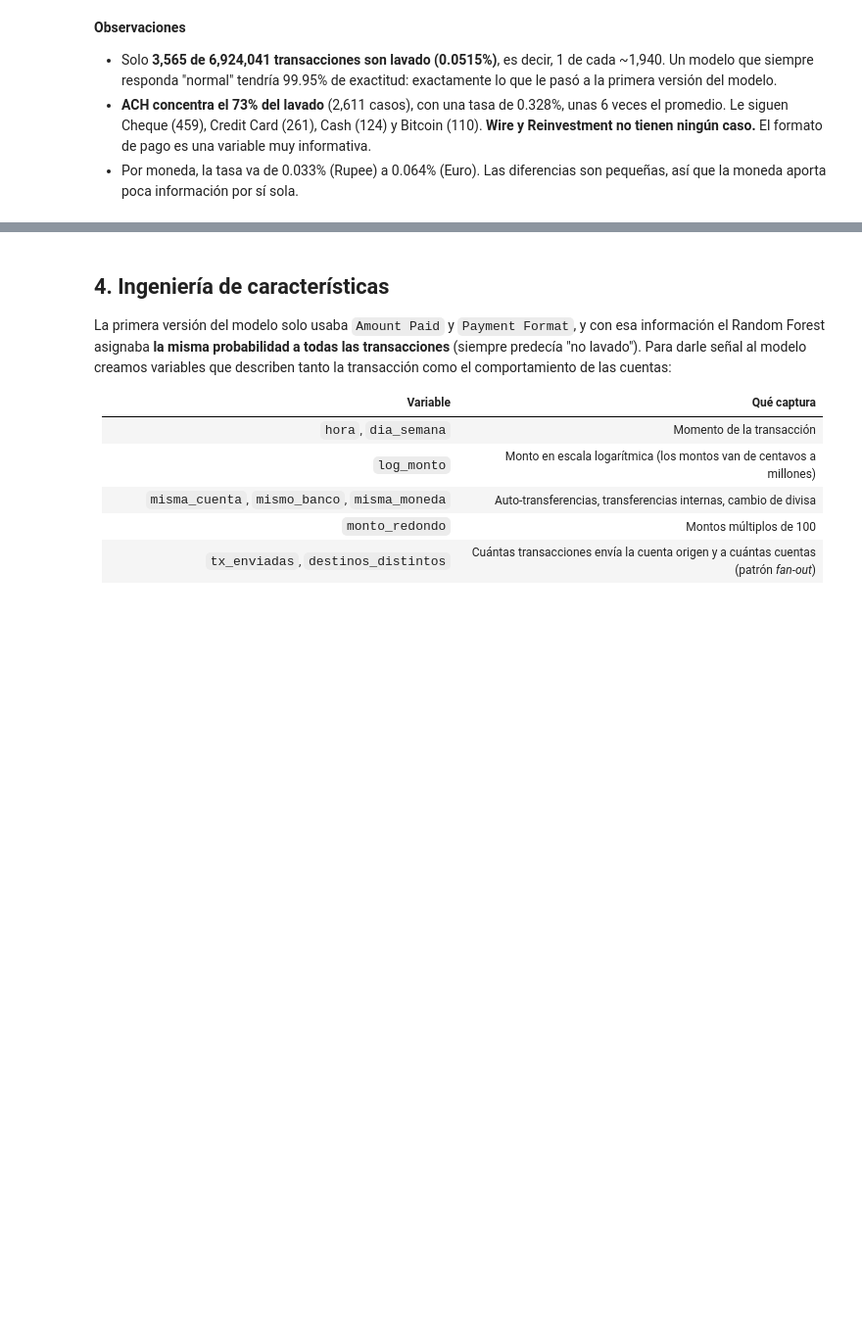
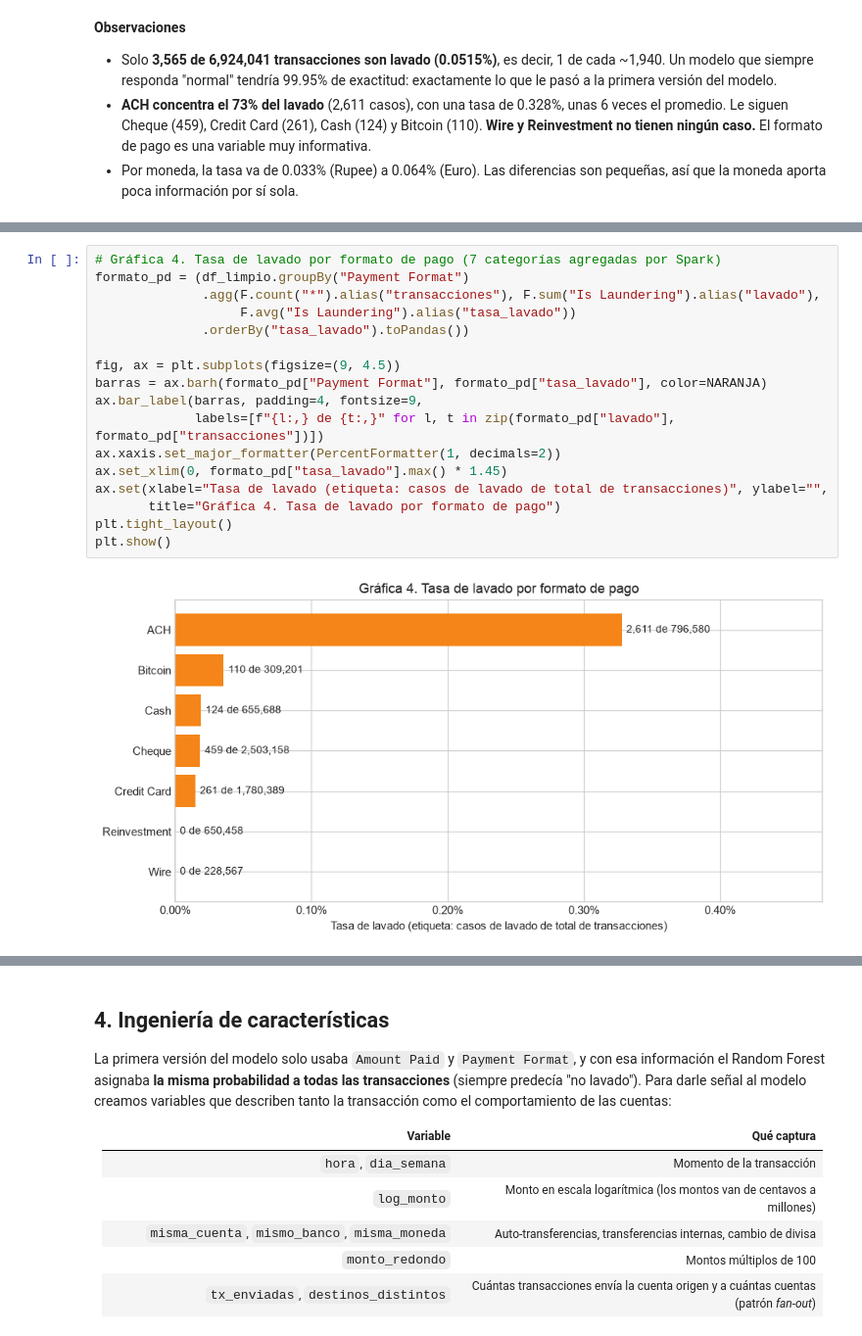
Before and after one commit to Manu090704/ComputoDistribuido, a Jupyter notebook: BigData-A01711581-ManuelBajos.ipynb, the cells around one changed output, grey strips where cells are left out. Shown at 98% size. Cells and saved outputs as stored; diff of their text form; blank space fills up the shorter version.

```diff
--- a/BigData-A01711581-ManuelBajos.ipynb
+++ b/BigData-A01711581-ManuelBajos.ipynb
@@ -347,0 +510,19 @@ Tasa de lavado por formato de pago:
+# %%
+# Gráfica 4. Tasa de lavado por formato de pago (7 categorías agregadas por Spark)
+formato_pd = (df_limpio.groupBy("Payment Format")
+              .agg(F.count("*").alias("transacciones"), F.sum("Is Laundering").alias("lavado"),
+                   F.avg("Is Laundering").alias("tasa_lavado"))
+              .orderBy("tasa_lavado").toPandas())
+
+fig, ax = plt.subplots(figsize=(9, 4.5))
+barras = ax.barh(formato_pd["Payment Format"], formato_pd["tasa_lavado"], color=NARANJA)
+ax.bar_label(barras, padding=4, fontsize=9,
+             labels=[f"{l:,} de {t:,}" for l, t in zip(formato_pd["lavado"], formato_pd["transacciones"])])
+ax.xaxis.set_major_formatter(PercentFormatter(1, decimals=2))
+ax.set_xlim(0, formato_pd["tasa_lavado"].max() * 1.45)
+ax.set(xlabel="Tasa de lavado (etiqueta: casos de lavado de total de transacciones)", ylabel="",
+       title="Gráfica 4. Tasa de lavado por formato de pago")
+plt.tight_layout()
+plt.show()
+# %% [output]
+[figure, added]
```
Also changed, not shown: parts of 22 cells of this notebook, 2 other files.
